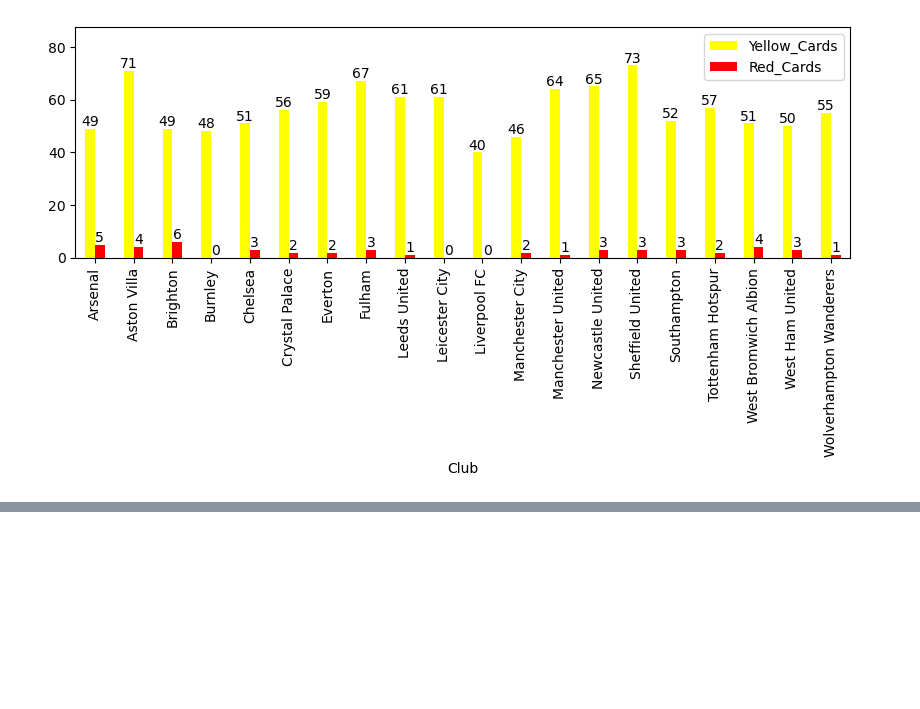
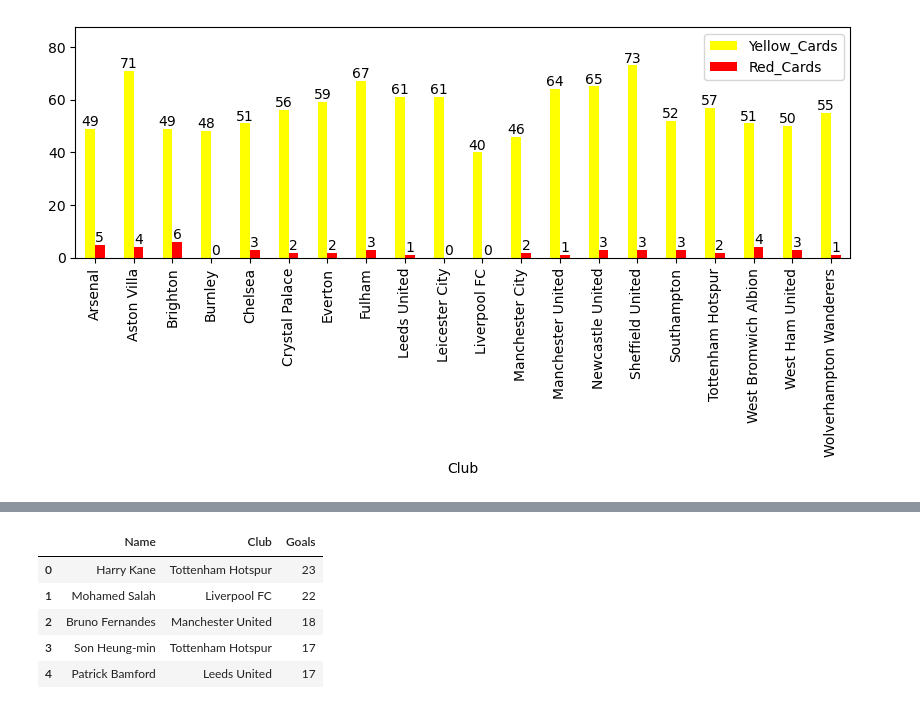
Before and after one commit to zafchiel/datas-notebooks, a Jupyter notebook: premier-league/analysis.ipynb, the cells around one changed output, grey strips where cells are left out. Cells and saved outputs as stored; diff of their text form; code cells hidden in the pictures; blank space fills up the shorter version.

```diff
--- a/premier-league/analysis.ipynb
+++ b/premier-league/analysis.ipynb
@@ -294,0 +305,11 @@ for container in chart.containers:
+# %%
+top_goals = df['Goals'].sort_values(ascending=False).head(5).values
+
+df[df['Goals'].isin(top_goals)].loc[:, ['Name', 'Club', 'Goals']].sort_values(by=['Goals'], ascending=False).reset_index(drop=True)
+# %% [output]
+|  | Name | Club | Goals |
+| 0 | Harry Kane | Tottenham Hotspur | 23 |
+| 1 | Mohamed Salah | Liverpool FC | 22 |
+| 2 | Bruno Fernandes | Manchester United | 18 |
+| 3 | Son Heung-min | Tottenham Hotspur | 17 |
+| 4 | Patrick Bamford | Leeds United | 17 |
```
Also changed, not shown: parts of 2 cells of this notebook.
